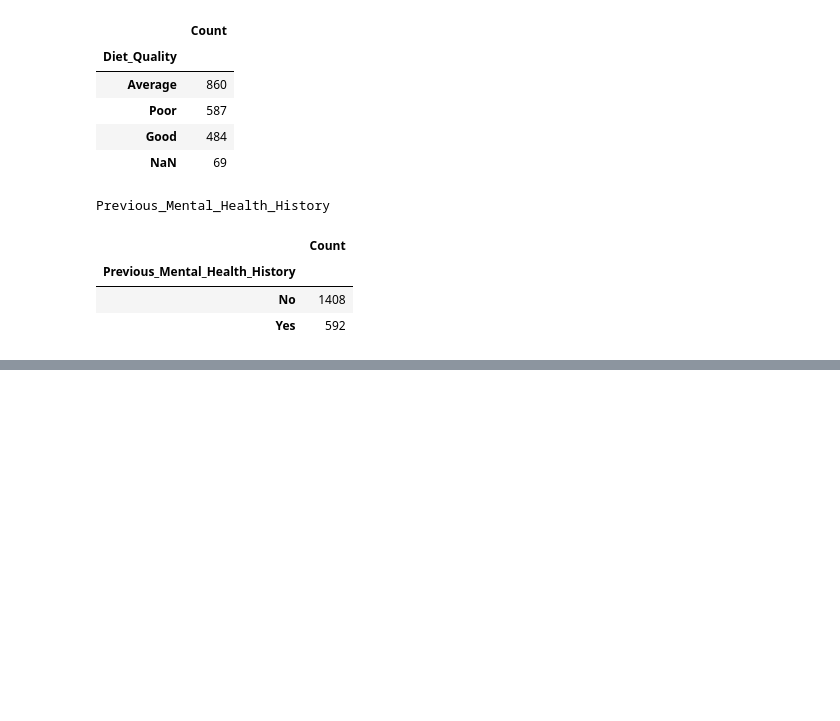
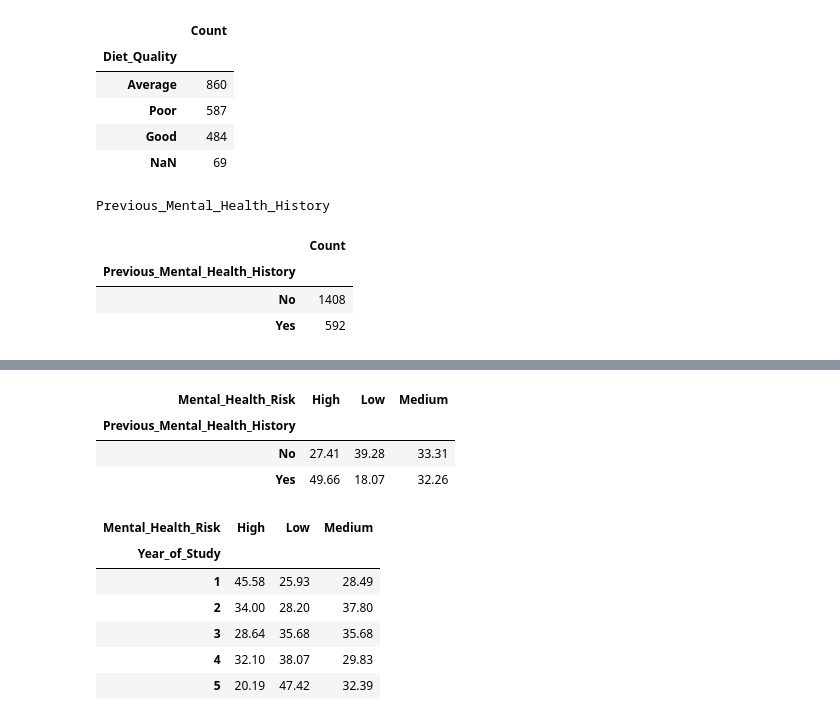
Before and after one commit to lahcen404/MindScope, a Jupyter notebook: notebooks/EDA.ipynb, the cells around one changed output, grey strips where cells are left out. Saved outputs shown, nothing was run; the diff lists cells and outputs as text; code cells hidden in the pictures; blank space fills up the shorter version.

```diff
--- a/notebooks/EDA.ipynb
+++ b/notebooks/EDA.ipynb
@@ -303,0 +355,25 @@ Previous_Mental_Health_History
+# %%
+pd.crosstab(
+    df["Previous_Mental_Health_History"],
+    df["Mental_Health_Risk"],
+    normalize="index"
+).mul(100).round(2)
+# %% [output]
+| Mental_Health_Risk | High | Low | Medium |
+| Previous_Mental_Health_History |  |  |  |
+| No | 27.41 | 39.28 | 33.31 |
+| Yes | 49.66 | 18.07 | 32.26 |
+# %%
+pd.crosstab(
+    df["Year_of_Study"],
+    df["Mental_Health_Risk"],
+    normalize="index"
+).mul(100).round(2)
+# %% [output]
+| Mental_Health_Risk | High | Low | Medium |
+| Year_of_Study |  |  |  |
+| 1 | 45.58 | 25.93 | 28.49 |
+| 2 | 34.00 | 28.20 | 37.80 |
+| 3 | 28.64 | 35.68 | 35.68 |
+| 4 | 32.10 | 38.07 | 29.83 |
+| 5 | 20.19 | 47.42 | 32.39 |
```
Also changed, not shown: parts of 5 cells of this notebook.
